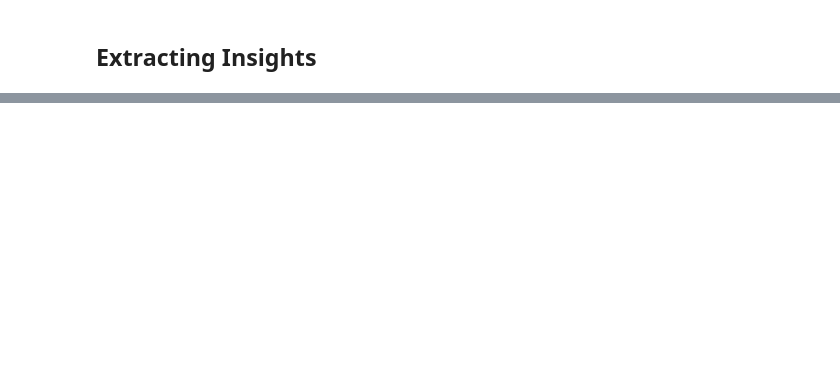
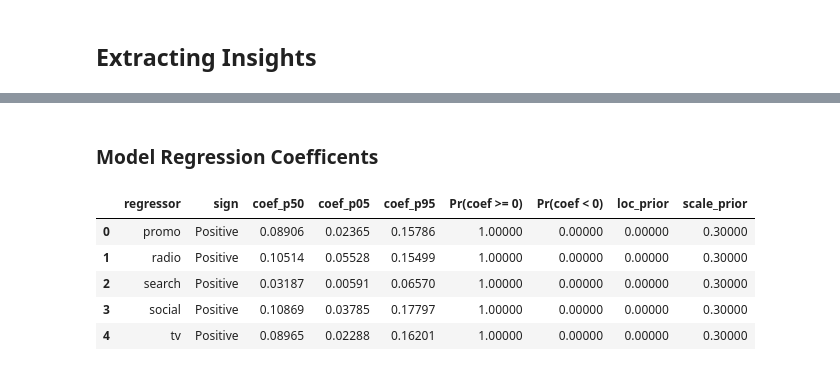
Before and after one commit to edwinnglabs/karpiu, a Jupyter notebook: examples/mmm-creation.ipynb, the cells around one changed output, grey strips where cells are left out. Drawn from its saved outputs; the diff is of its cells as text; code cells hidden in the pictures; blank space fills up the shorter version.

```diff
--- a/examples/mmm-creation.ipynb
+++ b/examples/mmm-creation.ipynb
@@ -134,0 +122,11 @@ fig.tight_layout();
+# %% [markdown]
+### Model Regression Coefficents
+# %%
+mmm.get_regression_summary()
+# %% [output]
+|  | regressor | sign | coef_p50 | coef_p05 | coef_p95 | Pr(coef >= 0) | Pr(coef < 0) | loc_prior | scale_prior |
+| 0 | promo | Positive | 0.08906 | 0.02365 | 0.15786 | 1.00000 | 0.00000 | 0.00000 | 0.30000 |
+| 1 | radio | Positive | 0.10514 | 0.05528 | 0.15499 | 1.00000 | 0.00000 | 0.00000 | 0.30000 |
+| 2 | search | Positive | 0.03187 | 0.00591 | 0.06570 | 1.00000 | 0.00000 | 0.00000 | 0.30000 |
+| 3 | social | Positive | 0.10869 | 0.03785 | 0.17797 | 1.00000 | 0.00000 | 0.00000 | 0.30000 |
+| 4 | tv | Positive | 0.08965 | 0.02288 | 0.16201 | 1.00000 | 0.00000 | 0.00000 | 0.30000 |
```
Also changed, not shown: parts of 14 cells of this notebook, 5 other files.
